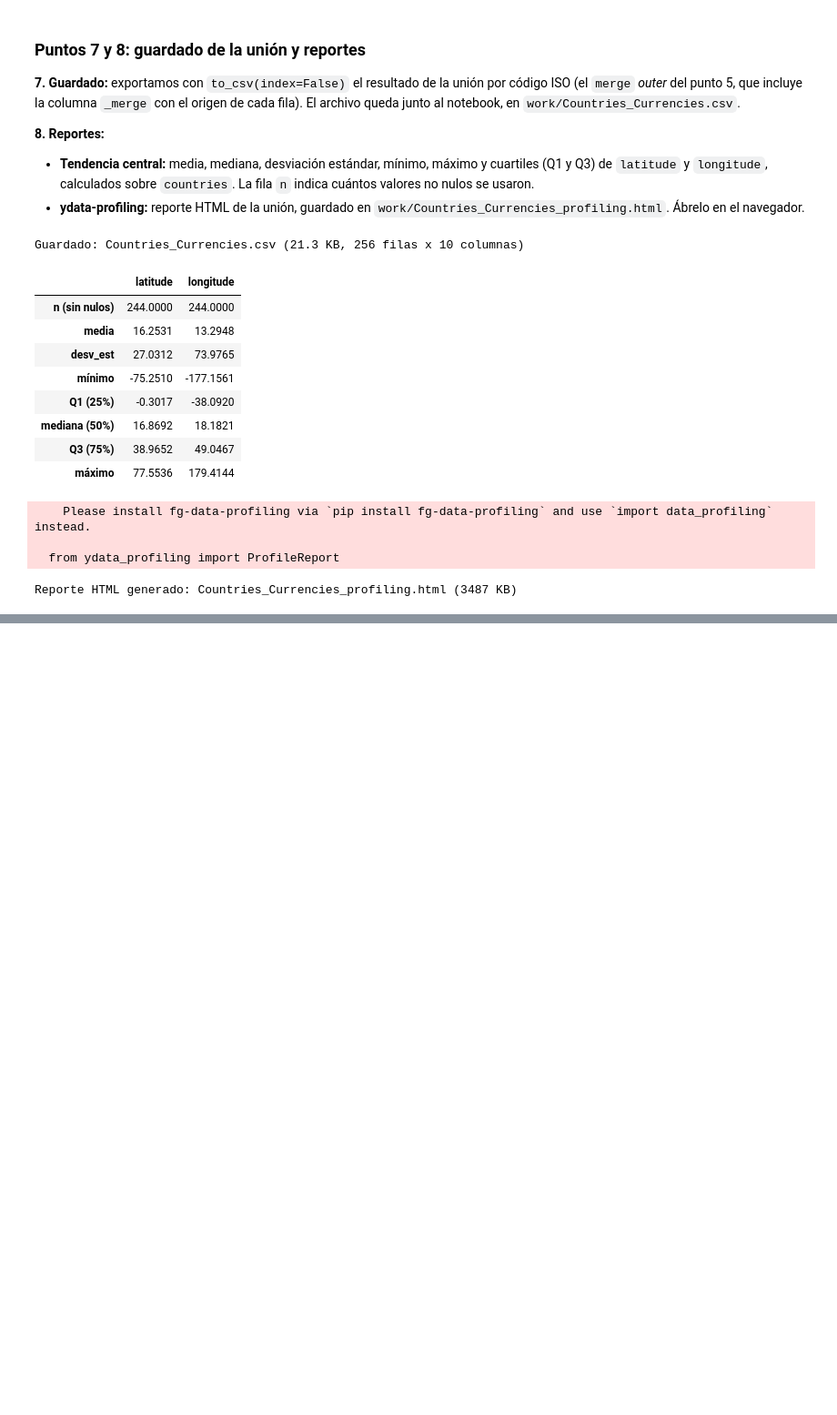
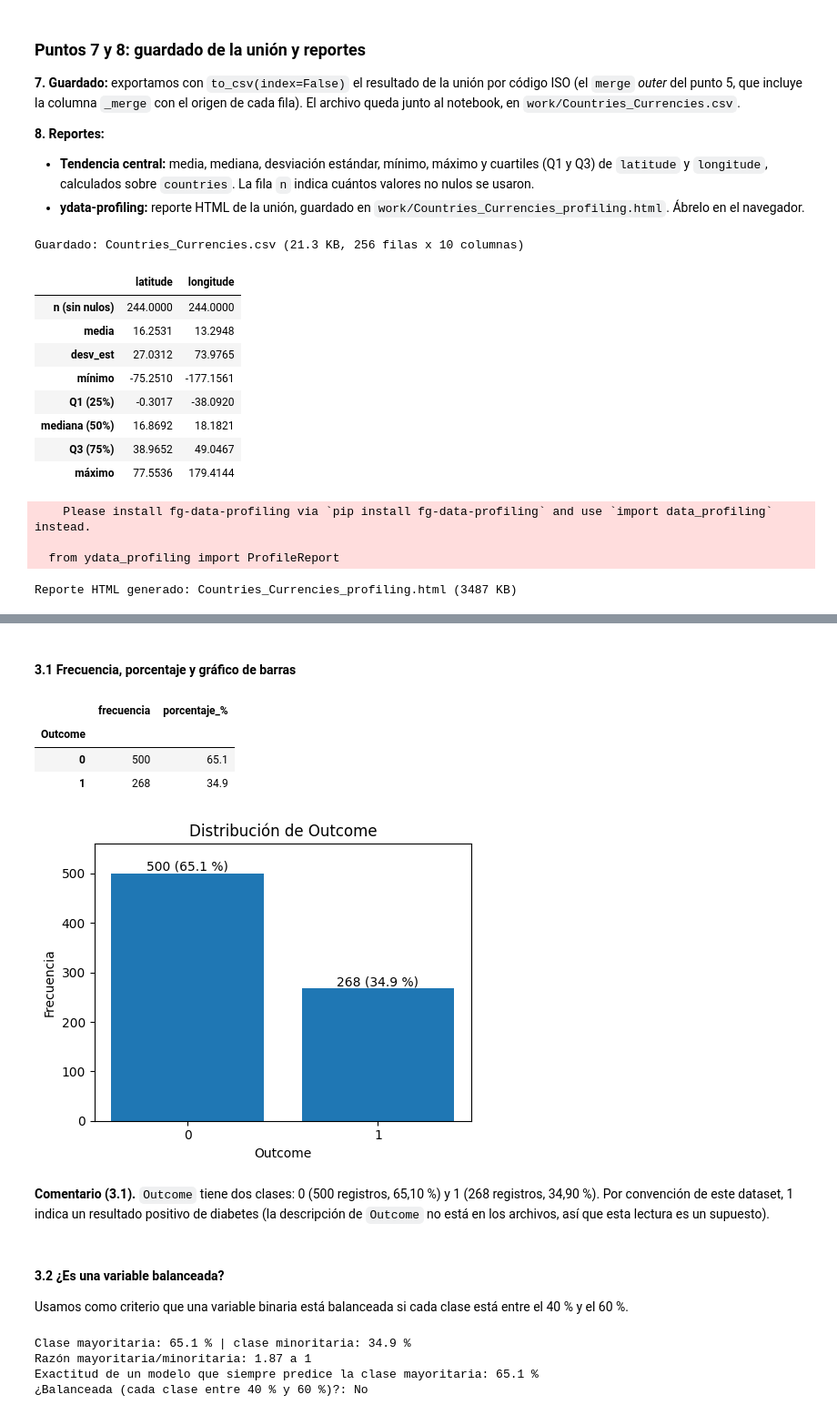
Before and after one commit to juancguerrerom13/Taller1-Gestion-de-Datos, a Jupyter notebook: work/taller1.ipynb, the cells around one changed output, grey strips where cells are left out. Shown at 91% size. Cells and saved outputs as stored; diff of their text form; code cells hidden in the pictures; blank space fills up the shorter version.

```diff
--- a/work/taller1.ipynb
+++ b/work/taller1.ipynb
@@ -350,0 +909,52 @@ Reporte HTML generado: Countries_Currencies_profiling.html (3487 KB)
+# %% [markdown]
+#### 3.1 Frecuencia, porcentaje y gráfico de barras
+# %%
+# Asegura que el gráfico se muestre dentro del notebook
+%matplotlib inline
+
+frecuencia = diabetes["Outcome"].value_counts().sort_index()
+tabla_outcome = pd.DataFrame({
+    "frecuencia": frecuencia,
+    "porcentaje_%": (frecuencia / len(diabetes) * 100).round(2),
+})
+display(tabla_outcome)
+
+# Gráfico de barras con la frecuencia y el porcentaje sobre cada barra
+fig, ax = plt.subplots(figsize=(5, 4))
+barras = ax.bar(frecuencia.index.astype(str), frecuencia.values)
+for barra, n, pct in zip(barras, tabla_outcome["frecuencia"], tabla_outcome["porcentaje_%"]):
+    ax.text(barra.get_x() + barra.get_width() / 2, n, f"{n} ({pct:.1f} %)", ha="center", va="bottom")
+ax.set_title("Distribución de Outcome")
+ax.set_xlabel("Outcome")
+ax.set_ylabel("Frecuencia")
+ax.set_ylim(0, frecuencia.max() * 1.12)
+plt.tight_layout()
+plt.show()
+plt.close(fig)
+# %% [output]
+|  | frecuencia | porcentaje_% |
+| Outcome |  |  |
+| 0 | 500 | 65.1 |
+| 1 | 268 | 34.9 |
+[figure, added]
+# %% [markdown]
+**Comentario (3.1).** `Outcome` tiene dos clases: 0 (500 registros, 65,10 %) y 1 (268 registros, 34,90 %). Por convención de este dataset, 1 indica un resultado positivo de diabetes (la descripción de `Outcome` no está en los archivos, así que esta lectura es un supuesto).
+# %% [markdown]
+#### 3.2 ¿Es una variable balanceada?
+Usamos como criterio que una variable binaria está balanceada si cada clase está entre el 40 % y el 60 %.
+# %%
+pct = tabla_outcome["porcentaje_%"]
+razon_desbalance = frecuencia.max() / frecuencia.min()
+
+print(f"Clase mayoritaria: {pct.max():.1f} % | clase minoritaria: {pct.min():.1f} %")
+print(f"Razón mayoritaria/minoritaria: {razon_desbalance:.2f} a 1")
+print(f"Exactitud de un modelo que siempre predice la clase mayoritaria: {pct.max():.1f} %")
+
+# Criterio: balanceada si cada clase está entre 40 % y 60 %
+balanceada = bool(pct.between(40, 60).all())
+print("¿Balanceada (cada clase entre 40 % y 60 %)?:", "Sí" if balanceada else "No")
+# %% [output]
+Clase mayoritaria: 65.1 % | clase minoritaria: 34.9 %
+Razón mayoritaria/minoritaria: 1.87 a 1
+Exactitud de un modelo que siempre predice la clase mayoritaria: 65.1 %
+¿Balanceada (cada clase entre 40 % y 60 %)?: No
```
Also changed, not shown: parts of 51 cells of this notebook, 2 other files.
